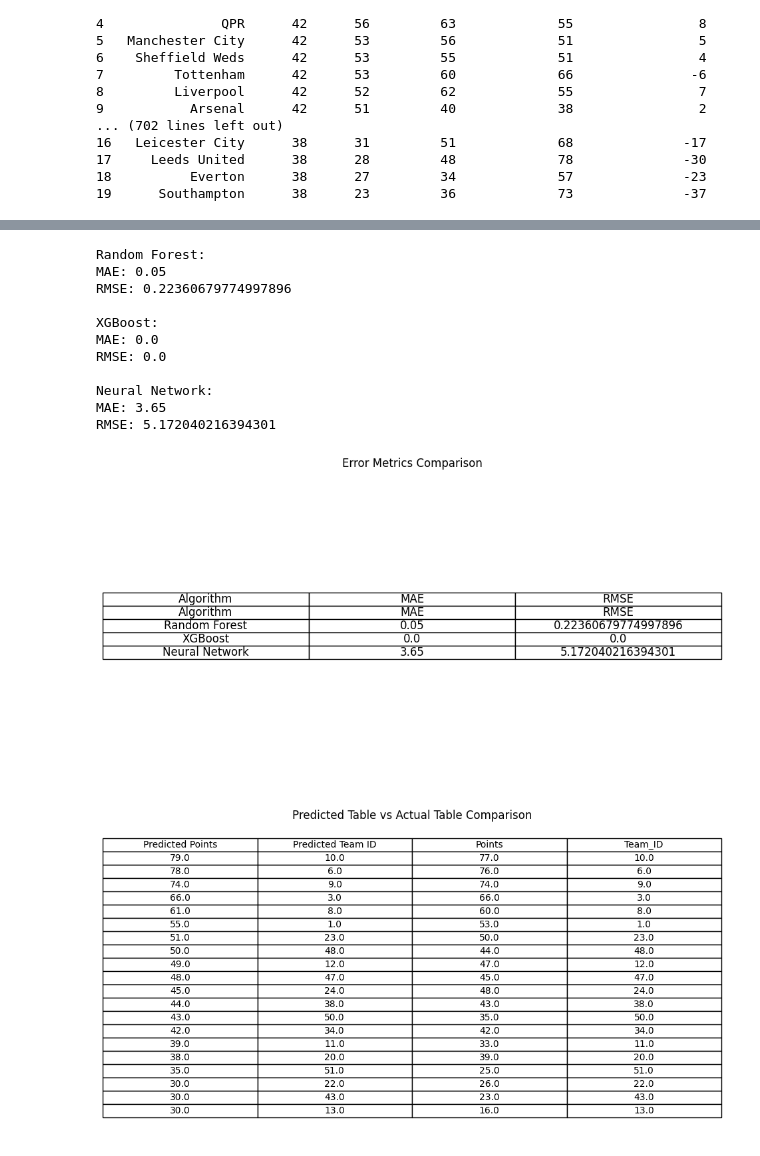
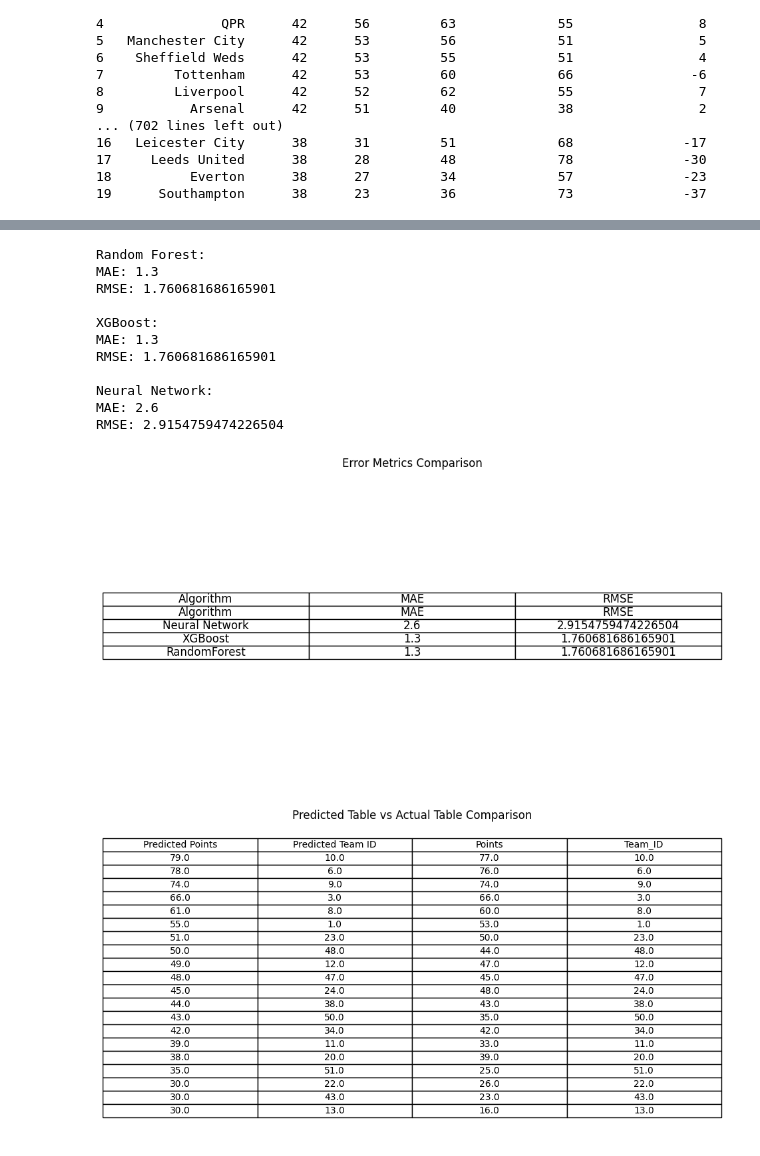
Before and after one commit to bric-k/College, a Jupyter notebook: DSE/Miniproject/project2.ipynb, the cells around one changed output, grey strips where cells are left out. Saved outputs shown, nothing was run; the diff lists cells and outputs as text; code cells hidden in the pictures.

```diff
--- a/DSE/Miniproject/project2.ipynb
+++ b/DSE/Miniproject/project2.ipynb
@@ -590,7 +572,7 @@ display_table(next_season_xgb_predictions_with_names, "Predicted league position
 [figure]
 # %%
 from sklearn.metrics import mean_absolute_error, mean_squared_error
-actual_positions_df = pd.read_csv("C:\\Users\\sidbh\\Documents\\College\\DSE\\Datasets2\\new\\id\\path_to_next_season_features.csv")
+actual_positions_df = pd.read_csv("C:\\Users\\sidbh\\Documents\\College\\DSE\\Datasets2\\new\\id\\current_standings.csv")
 actual_positions_df = actual_positions_df.sort_values(by="Points", ascending=False)
 actual_positions_df.index = np.arange(1, len(actual_positions_df) + 1)
 
@@ -620,48 +602,64 @@ print("MAE:", nn_mae)
 print("RMSE:", nn_rmse)
 # %% [output]
 Random Forest:
-MAE: 0.05
-RMSE: 0.22360679774997896
+MAE: 1.3
+RMSE: 1.760681686165901
 
 XGBoost:
-MAE: 0.0
-RMSE: 0.0
+MAE: 1.3
+RMSE: 1.760681686165901
 
 Neural Network:
-MAE: 3.65
-RMSE: 5.172040216394301
+MAE: 2.6
+RMSE: 2.9154759474226504
 # %%
 import matplotlib.pyplot as plt
+from sklearn.metrics import mean_absolute_error, mean_squared_error
+actual_positions_df = pd.read_csv("C:\\Users\\sidbh\\Documents\\College\\DSE\\Datasets2\\new\\id\\current_standings.csv")
+actual_positions_df = actual_positions_df.sort_values(by="Points", ascending=False)
+actual_positions_df.index = np.arange(1, len(actual_positions_df) + 1)
+
+
+def calculate_error_metrics(predictions_df, actual_df):
+    # Merge predicted and actual positions DataFrames based on team IDs
+    comparison_df = pd.merge(predictions_df, actual_df, left_on="Predicted Team ID", right_on="Team_ID", suffixes=('_predicted', '_actual'))
+    # Calculate mean absolute error (MAE)
+    mae = mean_absolute_error(comparison_df['Predicted Points'], comparison_df['Points'])
+    # Calculate root mean squared error (RMSE)
+    rmse = mean_squared_error(comparison_df['Predicted Points'], comparison_df['Points'], squared=False)
+    return mae, rmse
+
+nn_mae, nn_rmse = calculate_error_metrics(next_season_predictions_df, actual_positions_df)
 
 # Define the data for the table
 data = [
     ["Algorithm", "MAE", "RMSE"],
-    ["Random Forest", rf_mae, rf_rmse],
+    ["Neural Network", nn_mae, nn_rmse],
     ["XGBoost", xgb_mae, xgb_rmse],
-    ["Neural Network", nn_mae, nn_rmse]
+    ["RandomForest", rf_mae, rf_rmse],
 ]
 
 # Create the table
 fig, ax = plt.subplots(figsize=(10, 6))
 ax.axis('tight')
 ax.axis('off')
 table = ax.table(cellText=data,
                  loc='center',
                  cellLoc='center',
                  colLabels=data[0])
 
 # Set the font size
 table.auto_set_font_size(False)
 table.set_fontsize(12)
 table.scale(1.2, 1.2)
 
 # Add a title
 plt.title('Error Metrics Comparison')
 
 # Show the table
 plt.show()
 # %% [output]
-[figure, old version]
+[figure, new version]
 # %%
 comparison_df = pd.merge(next_season_predictions_df, actual_positions_df, left_on="Predicted Team ID", right_on="Team_ID", suffixes=('_predicted', '_actual'))
 comparison_df = comparison_df.drop(['Played', 'Goals For', 'Goals Against', 'Goal Difference'], axis=1)
```
Also changed, not shown: parts of 5 cells of this notebook, 7 other files.
